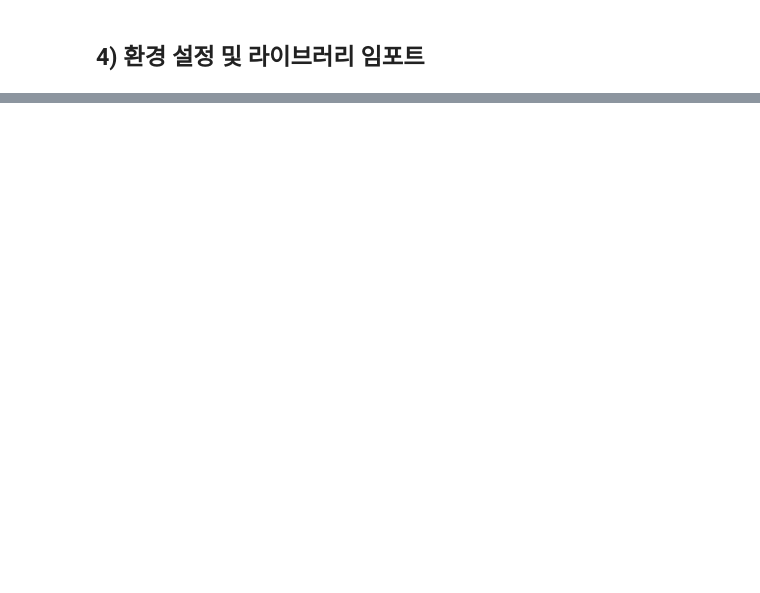
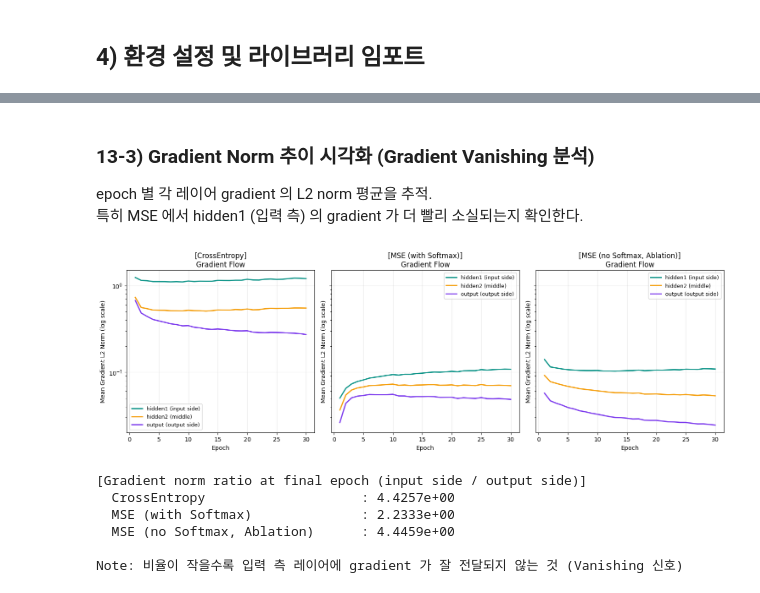
Before and after one commit to si-mong/ComputerVision, a Jupyter notebook: CV_HW3/실험A.ipynb, the cells around one changed output, grey strips where cells are left out. Drawn from its saved outputs; the diff is of its cells as text; code cells hidden in the pictures; blank space fills up the shorter version.

```diff
--- a/CV_HW3/실험A.ipynb
+++ b/CV_HW3/실험A.ipynb
@@ -746,0 +540,40 @@ softmax 없이 raw logits에 MSE를 적용하면 세 가지 문제가 발생한
+# %% [markdown]
+### 13-3) Gradient Norm 추이 시각화 (Gradient Vanishing 분석)
+
+epoch 별 각 레이어 gradient 의 L2 norm 평균을 추적.
+특히 MSE 에서 hidden1 (입력 측) 의 gradient 가 더 빨리 소실되는지 확인한다.
+# %%
+fig, axes = plt.subplots(1, len(loss_modes_to_run),
+                          figsize=(5 * len(loss_modes_to_run), 5),
+                          sharey=True)
+
+for col, mode in enumerate(loss_modes_to_run):
+    log = all_logs[mode]
+    axes[col].plot(ep, log.grad_norms_h1,  label='hidden1 (input side)',  color='#0D9488', linewidth=2)
+    axes[col].plot(ep, log.grad_norms_h2,  label='hidden2 (middle)',      color='#F59E0B', linewidth=2)
+    axes[col].plot(ep, log.grad_norms_out, label='output (output side)',   color='#7C3AED', linewidth=2)
+    axes[col].set_yscale('log')  # 로그 스케일로 동적 범위 압축
+    axes[col].set_xlabel('Epoch')
+    axes[col].set_ylabel('Mean Gradient L2 Norm (log scale)')
+    axes[col].set_title(f'[{mode_display_names[mode]}]\nGradient Flow')
+    axes[col].legend(fontsize=9); axes[col].grid(alpha=0.3)
+
+plt.tight_layout()
+plt.show()
+
+# 학습 마지막 시점 gradient norm 비율 (입력 측 / 출력 측)
+# 비율이 작을수록 Gradient Vanishing 신호
+print('\n[Gradient norm ratio at final epoch (input side / output side)]')
+for mode in loss_modes_to_run:
+    log = all_logs[mode]
+    ratio = log.grad_norms_h1[-1] / (log.grad_norms_out[-1] + 1e-12)
+    print(f'  {mode_display_names[mode]:<32}: {ratio:.4e}')
+print('\nNote: 비율이 작을수록 입력 측 레이어에 gradient 가 잘 전달되지 않는 것 (Vanishing 신호)')
+# %% [output]
+[figure, added]
+[Gradient norm ratio at final epoch (input side / output side)]
+  CrossEntropy                    : 4.4257e+00
+  MSE (with Softmax)              : 2.2333e+00
+  MSE (no Softmax, Ablation)      : 4.4459e+00
+
+Note: 비율이 작을수록 입력 측 레이어에 gradient 가 잘 전달되지 않는 것 (Vanishing 신호)
```
Also changed, not shown: parts of 51 cells of this notebook.
